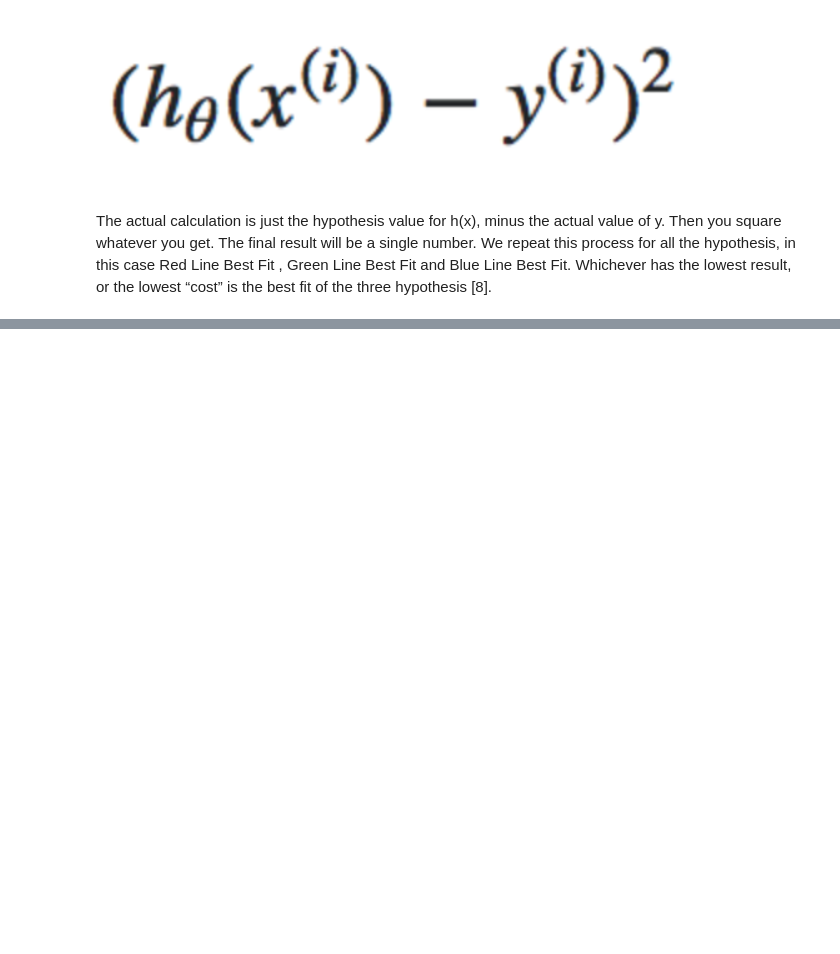
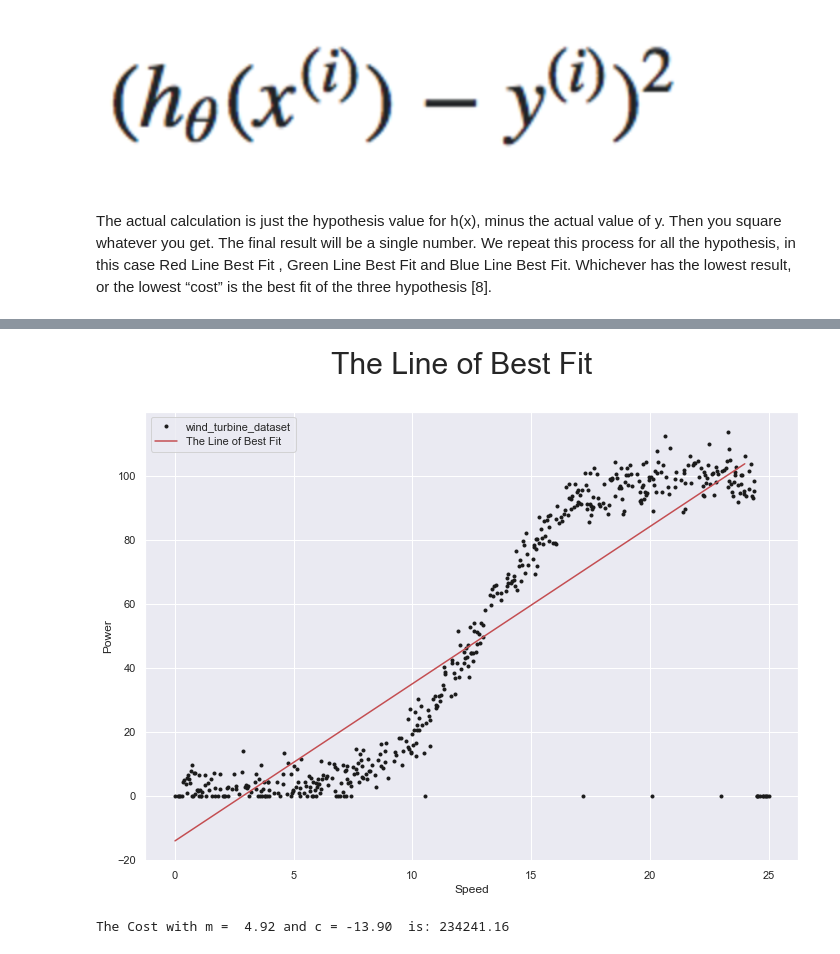
Before and after one commit to Deego88/FoDA_Project_2020, a Jupyter notebook: FoDA_Project_2020.ipynb, the cells around one changed output, grey strips where cells are left out. Cells and saved outputs as stored; diff of their text form; code cells hidden in the pictures; blank space fills up the shorter version.

```diff
--- a/FoDA_Project_2020.ipynb
+++ b/FoDA_Project_2020.ipynb
@@ -233,0 +251,26 @@ Name: speed, dtype: float64
+# %%
+# Plot power versus speed with black dots
+plt.plot(wind_turbine_dataset.speed, wind_turbine_dataset.power, 'k.', label="wind_turbine_dataset")
+
+# Overlay 3 possible lines of best fit on the plot
+x = np.arange(0.0, 25.0, 1.0)
+plt.plot(x, 4.9 * x + -13.899903, 'r-', label=r"The Line of Best Fit")
+
+# Add a legend
+plt.legend()
+
+# Add axis labels
+plt.xlabel("Speed")
+plt.ylabel("Power")
+plt.suptitle("The Line of Best Fit", fontsize=30)
+
+# Show the plot
+plt.show()
+# %% [output]
+[figure, added]
+# %%
+# y = 4.92(x) + -13.90
+# x is the value of the independent speed variable.
+print("The Cost with m = %5.2f and c = %5.2f  is: %8.2f" % (m, c, cost(m, c)))
+# %% [output]
+The Cost with m =  4.92 and c = -13.90  is: 234241.16
```
Also changed, not shown: parts of 37 cells of this notebook, 3 other files.
